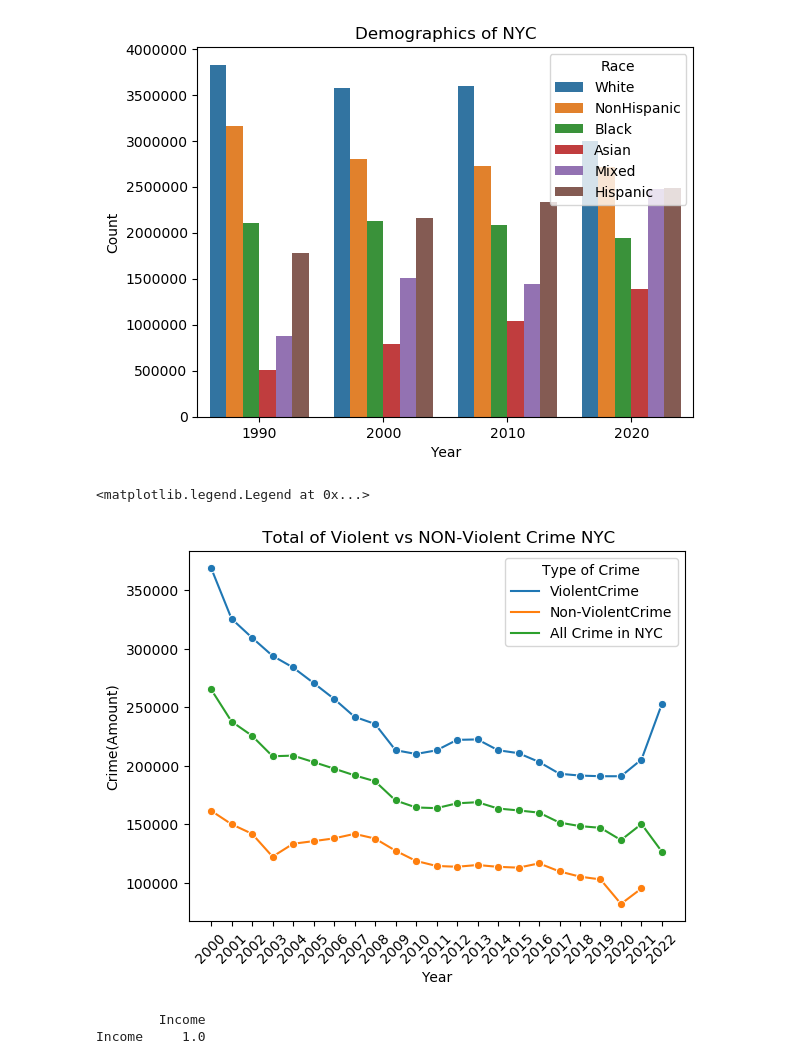
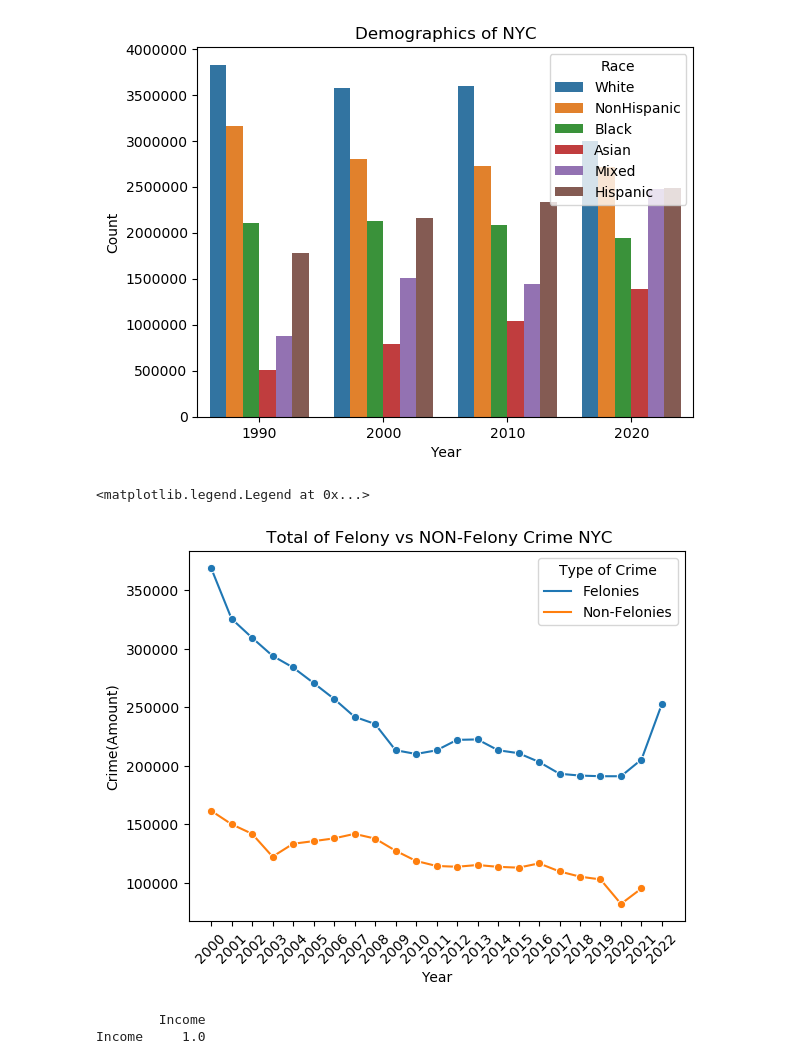
Before and after one commit to anikasparkle22/Info2950_final, a Jupyter notebook: Info 2950 Final.ipynb, the cells around one changed output. Drawn from its saved outputs; the diff is of its cells as text; code cells hidden in the pictures.

Commit message:
fixed felony vs non felony error

```diff
--- a/Info 2950 Final.ipynb
+++ b/Info 2950 Final.ipynb
@@ -301,41 +299,40 @@ for column in nfelonies_nyc.columns[1:]:
 
 # Calculate totals for felonies
 felonies_total = felonies_nyc.iloc[:, 1:].sum()
-felonies_total['OFFENSE'] = "ViolentCrime"
+felonies_total['OFFENSE'] = "Felonies"
 felonies_nyc = pd.concat([felonies_nyc, pd.DataFrame([felonies_total])])
 
 # Calculate totals for non-felonies
 nfelonies_total = nfelonies_nyc.iloc[:, 1:].sum()
-nfelonies_total['OFFENSE'] = "Non-ViolentCrime"
+nfelonies_total['OFFENSE'] = "Non-Felonies"
 nfelonies_nyc = pd.concat([nfelonies_nyc, pd.DataFrame([nfelonies_total])])
 
 #changing the label for Crime
 merged_df['OFFENSE'] = "All Crime in NYC"
 
 # Extract the totals for felonies and non-felonies
-total_nyc_crime = merged_df.iloc[-1:]
 total_felonies = felonies_nyc.iloc[-1:]
 total_non_felonies = nfelonies_nyc.iloc[-1:]
 
 # Combine the totals into a single DataFrame
-combined_totals = pd.concat([total_felonies, total_non_felonies, total_nyc_crime], ignore_index=True)
+combined_totals = pd.concat([total_felonies, total_non_felonies], ignore_index=True)
 
 # Melt the combined totals DataFrame
 melted_totals = combined_totals.melt(id_vars=['OFFENSE'], var_name='Year', value_name='Count')
 
 #visualizong with a line plot
 sns.lineplot(data=melted_totals, x='Year', y='Count', hue='OFFENSE', marker='o')
-plt.title(" Total of Violent vs NON-Violent Crime NYC")
+plt.title(" Total of Felony vs NON-Felony Crime NYC")
 plt.xlabel("Year")
 plt.ylabel("Crime(Amount)")
 
 # Rotate x-axis labels for better visibility
 plt.xticks(rotation=45)
 # Adjust the legend to be outside the plot area
 plt.legend(title="Type of Crime", loc='upper right')
 # %% [output]
 <matplotlib.legend.Legend at 0x...>
-[figure, old version]
+[figure, new version]
 # %%
 #correlation matrix between household income and crime
 
```
Also changed, not shown: parts of 1 cell of this notebook.
